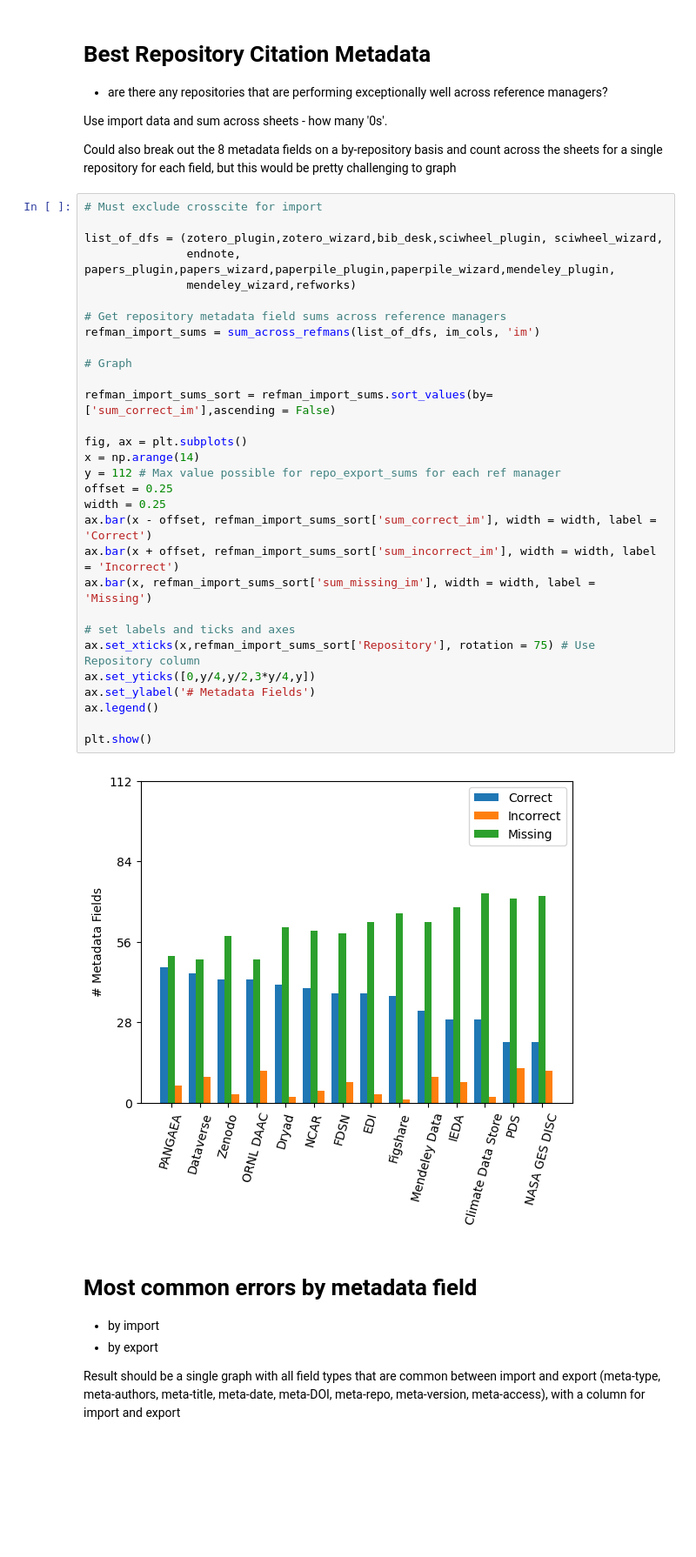
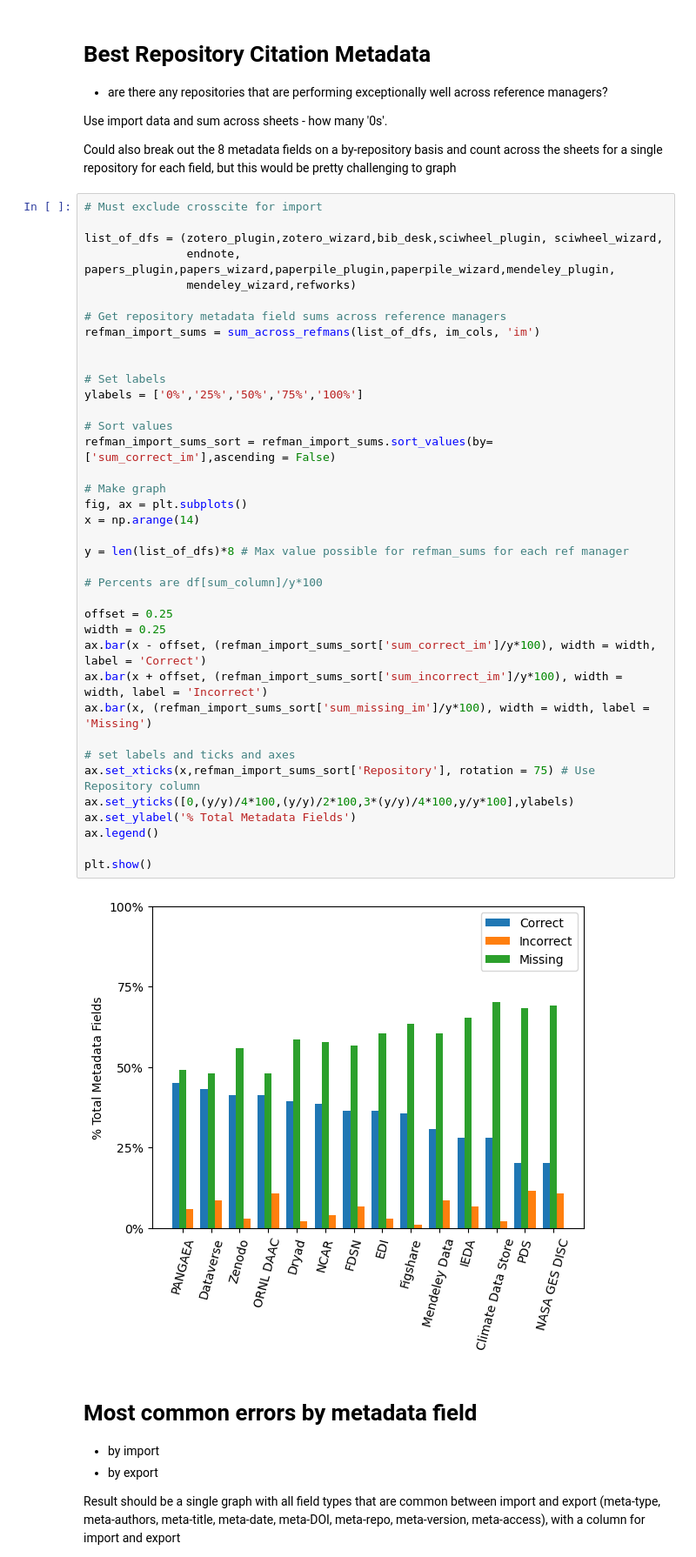
Before and after one commit to kvrouwenvelder/reference-manager-analysis, a Jupyter notebook: reference-manager-citations-ESIP.ipynb, the cells around one changed output. Shown at 87% size. Saved outputs shown, nothing was run; the diff lists cells and outputs as text; blank space fills up the shorter version.

```diff
--- a/reference-manager-citations-ESIP.ipynb
+++ b/reference-manager-citations-ESIP.ipynb
@@ -262,35 +284,43 @@ Could also break out the 8 metadata fields on a by-repository basis and count ac
 # %%
 # Must exclude crosscite for import
 
 list_of_dfs = (zotero_plugin,zotero_wizard,bib_desk,sciwheel_plugin, sciwheel_wizard,
                endnote, papers_plugin,papers_wizard,paperpile_plugin,paperpile_wizard,mendeley_plugin,
                mendeley_wizard,refworks)
 
 # Get repository metadata field sums across reference managers
 refman_import_sums = sum_across_refmans(list_of_dfs, im_cols, 'im')
 
-# Graph
 
+# Set labels
+ylabels = ['0%','25%','50%','75%','100%']
+
+# Sort values
 refman_import_sums_sort = refman_import_sums.sort_values(by=['sum_correct_im'],ascending = False)
 
+# Make graph
 fig, ax = plt.subplots()
 x = np.arange(14)
-y = 112 # Max value possible for repo_export_sums for each ref manager
+
+y = len(list_of_dfs)*8 # Max value possible for refman_sums for each ref manager
+
+# Percents are df[sum_column]/y*100
+
 offset = 0.25
 width = 0.25
-ax.bar(x - offset, refman_import_sums_sort['sum_correct_im'], width = width, label = 'Correct')
-ax.bar(x + offset, refman_import_sums_sort['sum_incorrect_im'], width = width, label = 'Incorrect')
-ax.bar(x, refman_import_sums_sort['sum_missing_im'], width = width, label = 'Missing')
+ax.bar(x - offset, (refman_import_sums_sort['sum_correct_im']/y*100), width = width, label = 'Correct')
+ax.bar(x + offset, (refman_import_sums_sort['sum_incorrect_im']/y*100), width = width, label = 'Incorrect')
+ax.bar(x, (refman_import_sums_sort['sum_missing_im']/y*100), width = width, label = 'Missing')
 
 # set labels and ticks and axes
 ax.set_xticks(x,refman_import_sums_sort['Repository'], rotation = 75) # Use Repository column
-ax.set_yticks([0,y/4,y/2,3*y/4,y])
-ax.set_ylabel('# Metadata Fields')
+ax.set_yticks([0,(y/y)/4*100,(y/y)/2*100,3*(y/y)/4*100,y/y*100],ylabels)
+ax.set_ylabel('% Total Metadata Fields')
 ax.legend()
 
 plt.show()
 # %% [output]
-[figure, old version]
+[figure, new version]
 # %% [markdown]
 # Most common errors by metadata field
 
```
Also changed, not shown: parts of 7 cells of this notebook.
